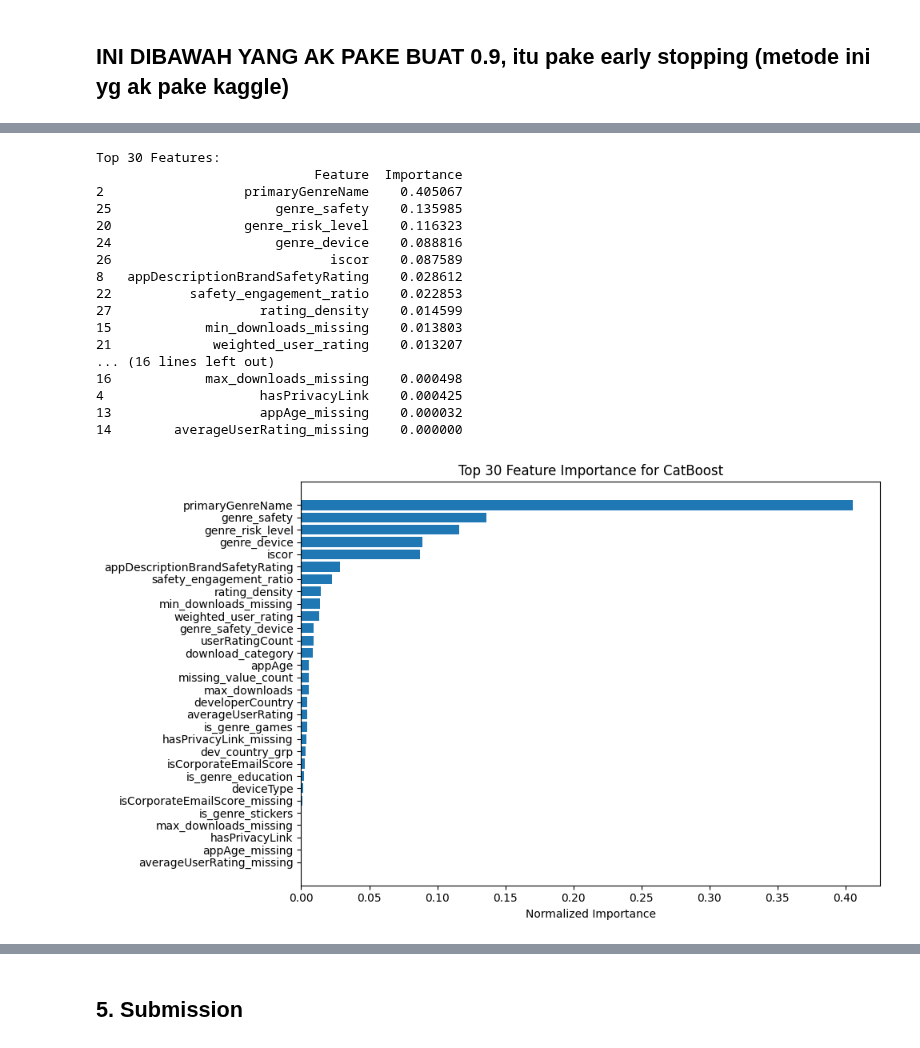
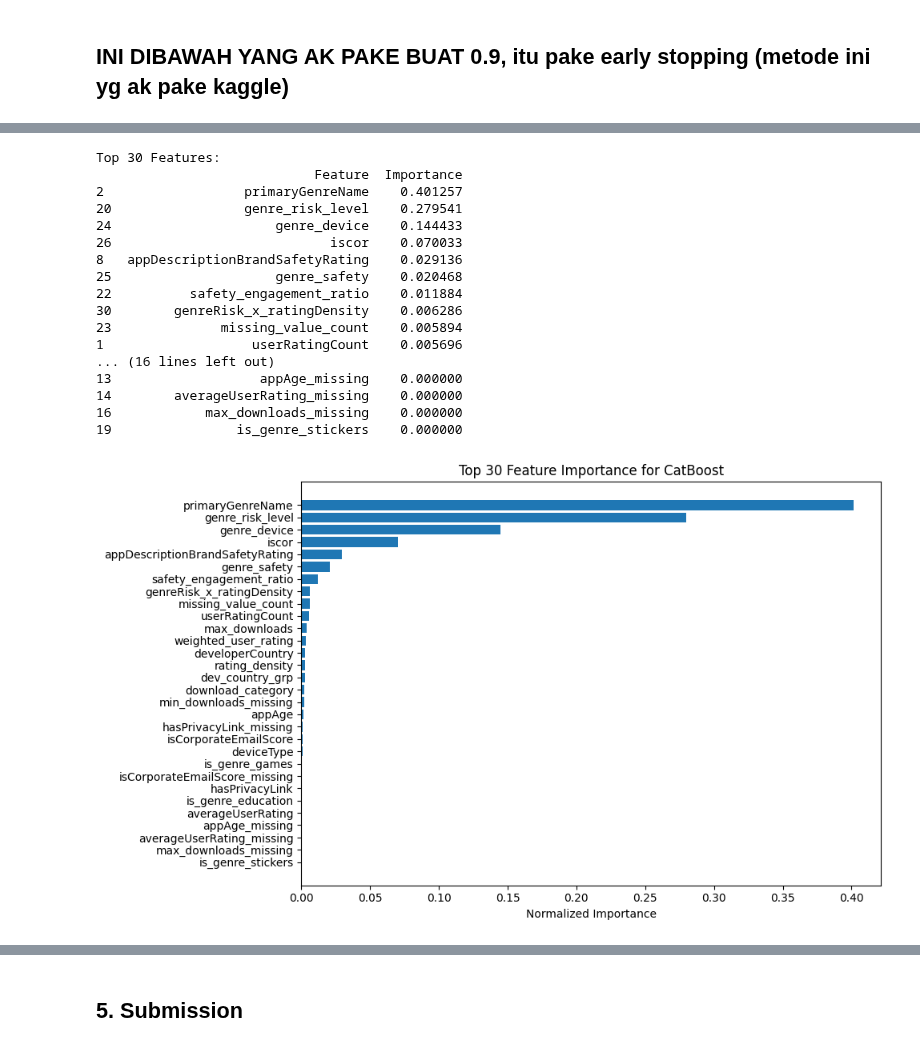
Before and after one commit to Reasondro/FindIT, a Jupyter notebook: Find_IT_Ale_New.ipynb, the cells around one changed output, grey strips where cells are left out. Drawn from its saved outputs; the diff is of its cells as text; code cells hidden in the pictures.

```diff
--- a/Find_IT_Ale_New.ipynb
+++ b/Find_IT_Ale_New.ipynb
@@ -1585,9 +1585,9 @@ class FeatureCreator(BaseEstimator, TransformerMixin):
         X_['genre_device'] = X_['primaryGenreName'] + "_" + X_['deviceType']
         X_['genre_safety'] = X_['primaryGenreName'] + "_" + X_['appDescriptionBrandSafetyRating']
         X_['iscor'] = X_['isCorporateEmailScore'].astype(str) + "_" + X_['primaryGenreName'].astype(str)
+
         user_rating_count = pd.to_numeric(X_['userRatingCount'], errors='coerce').fillna(0)
         min_downloads = pd.to_numeric(X_['min_downloads'], errors='coerce').fillna(0)
-
         X_['rating_density'] = np.log1p(user_rating_count / (min_downloads + 1))
         X_['rating_density'] = X_['rating_density'].replace([np.inf, -np.inf], np.nan).fillna(0)
         X_ = X_.drop(columns=["min_downloads"])
@@ -1621,6 +1621,11 @@ class FeatureCreator(BaseEstimator, TransformerMixin):
             created_features_in_run.append('genre_safety_device')
             if self.verbose: print("  - Added: genre_safety_device")
 
+        if 'genre_risk_level' in X_.columns and 'rating_density' in X_.columns:
+            X_['genreRisk_x_ratingDensity'] = X_['genre_risk_level'] * X_['rating_density']
+            created_features_in_run.append('genreRisk_x_ratingDensity')
+            if self.verbose: print("  - Added: genreRisk_x_ratingDensity")
+
         self.new_feature_names_ = created_features_in_run
 
         if self.verbose:
@@ -2174,7 +2207,7 @@ def evaluate_model(model, X_train, y_train, X_val, y_val, model_name):
                     eval_set=eval_set,
                     eval_metric='auc',
                     callbacks=[
-                        early_stopping(stopping_rounds=30),
+                        early_stopping(stopping_rounds=20),
                         log_evaluation(period=10),
                         record_evaluation(evals_result)
                     ]
@@ -2293,25 +2326,28 @@ print(f"Calculated class weight ratio: {class_weight_ratio:.2f}")
 # Models with consistent class weight handling
 models = {
     "CatBoost": CatBoostClassifier(
-        bootstrap_type="Bernoulli",
-        grow_policy="Lossguide",
-        iterations=200,
-        learning_rate=0.05,
-        # depth=4, ## ? better ish
-        # l2_leaf_reg=9, ##? better ish
-        # depth=6, ## ? better ish 10,6??
-        # depth=12, ## ? better ish 10,6??
-        # depth=14, ## ? better ish 10,6??
-        depth=11, ## ? better ish 10,6??
+      iterations = 100,
+      learning_rate = 0.1,
+      depth = 12,
+      l2_leaf_reg = 8,
+      loss_function = 'Logloss',
+      eval_metric = 'AUC',
+      random_seed = 42,
+      class_weights = [1, class_weight_ratio],
+      verbose = 0, # Keep verbose low during loop
+      bootstrap_type = "Bernoulli", # Add other fixed params
+      grow_policy = "Lossguide",   # Add other fixed params
 
-        # depth=10, ## ? better ish 10,6??
-        l2_leaf_reg=10, ##? better ish
-        # l2_leaf_reg=12, ##? better ish
-        loss_function='Logloss',
-        eval_metric='AUC',
-        random_seed=42,
-        class_weights=[1, class_weight_ratio],
-        verbose=0
+        # # depth=10, ## ? better ish 10,6??
+        # l2_leaf_reg=11, ##? better ish
+        # # l2_leaf_reg=12, ##? better ish
+        # loss_function='Logloss',
+        # eval_metric='AUC',
+        # random_seed=42,
+        # class_weights=[1, class_weight_ratio],
+        # verbose=0
+
+
     )
 }
 
@@ -2348,18 +2384,18 @@ Shrink model to first 59 iterations.
 Top 30 Features:
                             Feature  Importance
-2                  primaryGenreName    0.405067
-25                     genre_safety    0.135985
-20                 genre_risk_level    0.116323
-24                     genre_device    0.088816
-26                            iscor    0.087589
-8   appDescriptionBrandSafetyRating    0.028612
-22          safety_engagement_ratio    0.022853
-27                   rating_density    0.014599
-15            min_downloads_missing    0.013803
-21             weighted_user_rating    0.013207
+2                  primaryGenreName    0.401257
+20                 genre_risk_level    0.279541
+24                     genre_device    0.144433
+26                            iscor    0.070033
+8   appDescriptionBrandSafetyRating    0.029136
+25                     genre_safety    0.020468
+22          safety_engagement_ratio    0.011884
+30        genreRisk_x_ratingDensity    0.006286
+23              missing_value_count    0.005894
+1                   userRatingCount    0.005696
 ... (16 lines left out)
-16            max_downloads_missing    0.000498
-4                    hasPrivacyLink    0.000425
-13                   appAge_missing    0.000032
+13                   appAge_missing    0.000000
 14        averageUserRating_missing    0.000000
+16            max_downloads_missing    0.000000
+19                is_genre_stickers    0.000000
-[figure, old version]
+[figure, new version]
```
Also changed, not shown: parts of 9 cells of this notebook.
